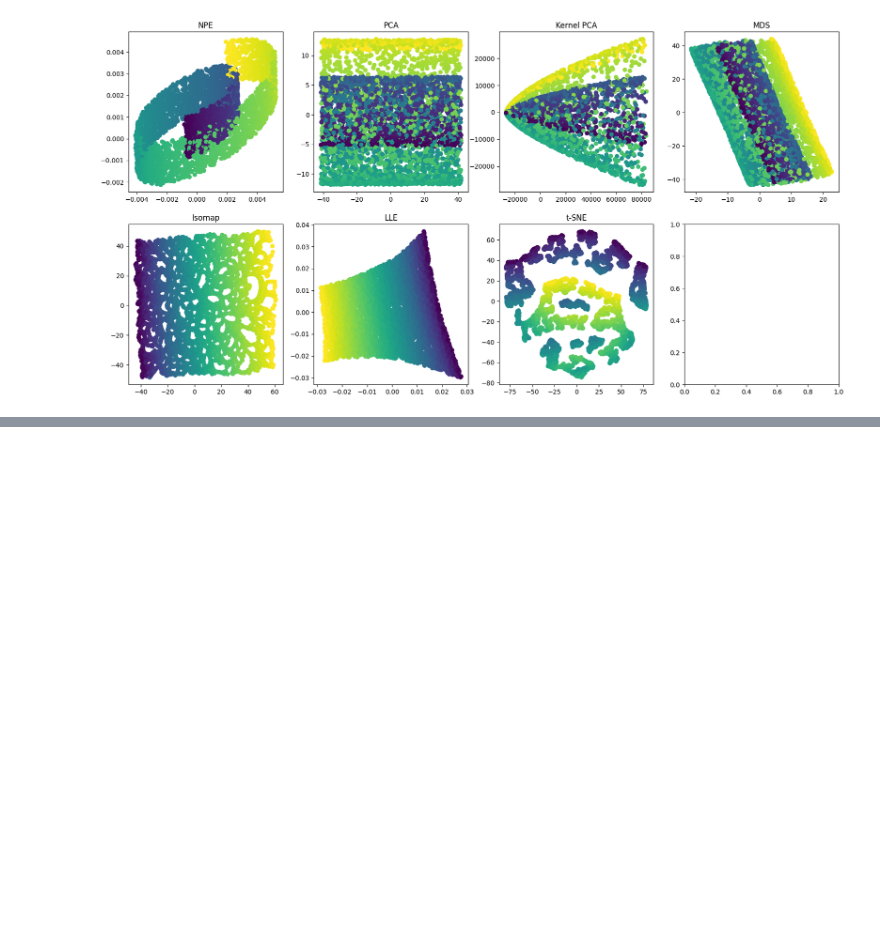
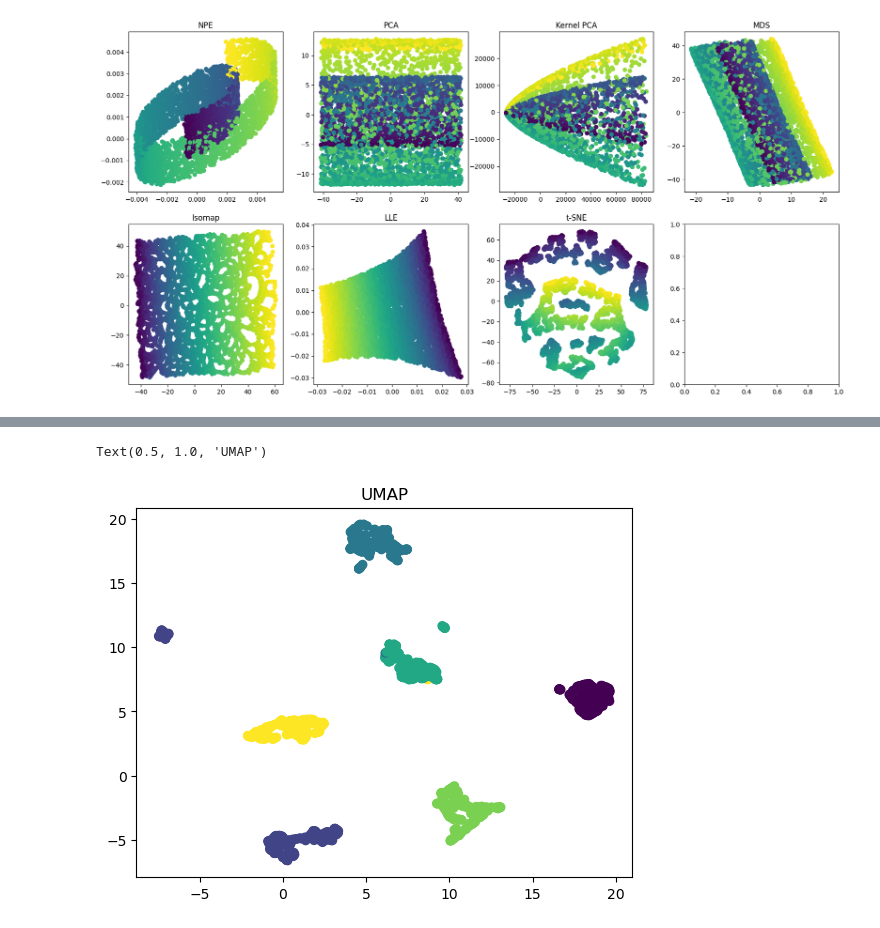
Before and after one commit to thomasverardo/NPE, a Jupyter notebook: edit.ipynb, the cells around one changed output, grey strips where cells are left out. Cells and saved outputs as stored; diff of their text form; code cells hidden in the pictures; blank space fills up the shorter version.

```diff
--- a/edit.ipynb
+++ b/edit.ipynb
@@ -280,0 +280,11 @@ plt.show()
+# %%
+# test umap
+import umap
+umap_emb = umap.UMAP(n_components=2, n_neighbors=6)
+x_umap = umap_emb.fit_transform(X)
+
+plt.scatter(x_umap[:, 0], x_umap[:, 1], c=y)
+plt.title("UMAP")
+# %% [output]
+Text(0.5, 1.0, 'UMAP')
+[figure, added]
```
Also changed, not shown: parts of 4 cells of this notebook.
